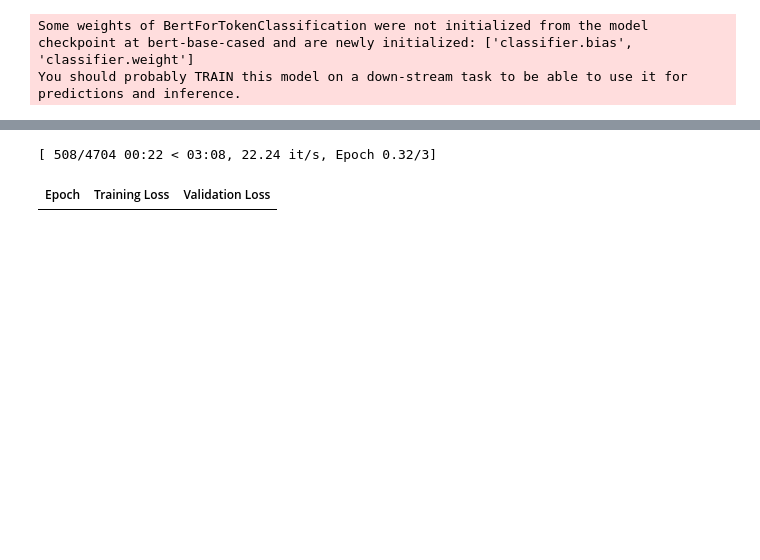
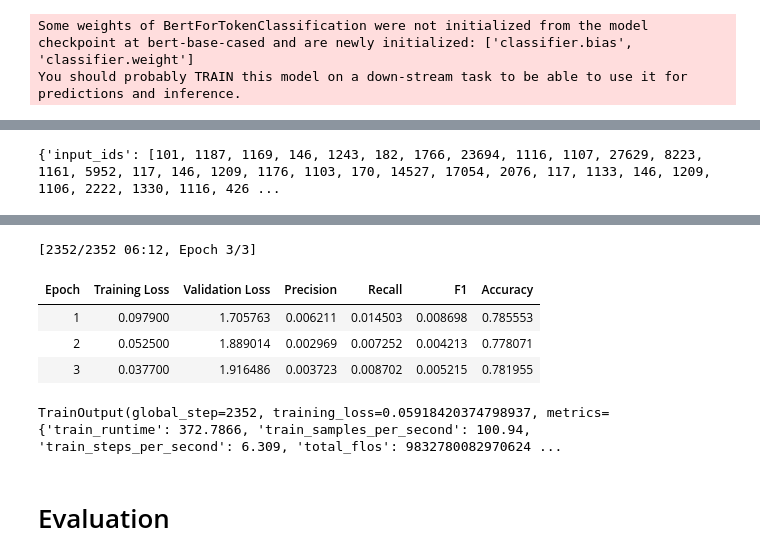
Before and after one commit to julielhagen/NLP, a Jupyter notebook: baseline_model/Renia_base_hpc.ipynb, the cells around one changed output, grey strips where cells are left out. Drawn from its saved outputs; the diff is of its cells as text; code cells hidden in the pictures; blank space fills up the shorter version.

```diff
--- a/baseline_model/Renia_base_hpc.ipynb
+++ b/baseline_model/Renia_base_hpc.ipynb
@@ -146,17 +179,17 @@ def list_to_sentences(lst):
 import myutils
 UNK = "[UNK]"
 
-id2label, label2id = myutils.labels2lookup(train_labels, UNK)
+#id2label, label2id = myutils.labels2lookup(train_labels, UNK)
 
 NLABELS = len(id2label)
 
 #converting BIO labels to numerical labels
-train_labels_num = [label2id.get(label, label2id[UNK]) for label in train_labels]
+train_labels_num = [label2id.get(label, label2id) for label in train_labels]
 
-id2label, label2id = myutils.labels2lookup(dev_flat_labels, UNK)
-NLABELS = len(id2label)
-dev_labels_num = [label2id.get(label, label2id[UNK]) for label in dev_flat_labels]
+#id2label, label2id = myutils.labels2lookup(dev_flat_labels)
+#NLABELS = len(id2label)
+dev_labels_num = [label2id.get(label, label2id) for label in dev_flat_labels]
 
-id2label, label2id = myutils.labels2lookup(test_flat_labels, UNK)
-NLABELS = len(id2label)
-test_labels_num = [label2id.get(label, label2id[UNK]) for label in test_flat_labels]
+#id2label, label2id = myutils.labels2lookup(test_flat_labels, UNK)
+#NLABELS = len(id2label)
+test_labels_num = [label2id.get(label, label2id) for label in test_flat_labels]
@@ -259,7 +293,8 @@ inputs[1]
 # %%
 import evaluate
+from datasets import load_metric
 
-metric = evaluate.load("seqeval")
+metric = load_metric("seqeval")
 # %% [output]
 huggingface/tokenizers: The current process just got forked, after parallelism has already been used. Disabling parallelism to avoid deadlocks...
 To disable this warning, you can either:
@@ -296,0 +332,2 @@ model.config.num_labels
+# %%
+label_names = list(label2id.keys())
@@ -346,11 +387,17 @@ args = TrainingArguments(
     "bert-finetuned-ner",
     evaluation_strategy="epoch",
     save_strategy="epoch",
+    per_device_train_batch_size = 16,
+    per_device_eval_batch_size = 16,
     learning_rate=2e-5,
     num_train_epochs=3,
     weight_decay=0.01,
     push_to_hub=False,
 )
+# %%
+inputs_dev[0]
+# %% [output]
+{'input_ids': [101, 1187, 1169, 146, 1243, 182, 1766, 23694, 1116, 1107, 27629, 8223, 1161, 5952, 117, 146, 1209, 1176, 1103, 170, 14527, 17054, 2076, 117, 1133, 146, 1209, 1106, 2222, 1330, 1116, 426 ...
 # %%
 from transformers import Trainer
 
@@ -361,6 +408,7 @@ trainer = Trainer(
     eval_dataset=inputs_dev,
     data_collator=data_collator,
     tokenizer=tokenizer,
+    compute_metrics = compute_metrics
 )
 trainer.train()
 # %% [output]
@@ -371,2 +418,6 @@ Detected kernel version 3.10.0, which is below the recommended minimum of 5.5.0;
-[ 508/4704 00:22 < 03:08, 22.24 it/s, Epoch 0.32/3]
+[2352/2352 06:12, Epoch 3/3]
-| Epoch | Training Loss | Validation Loss |
+| Epoch | Training Loss | Validation Loss | Precision | Recall | F1 | Accuracy |
+| 1 | 0.097900 | 1.705763 | 0.006211 | 0.014503 | 0.008698 | 0.785553 |
+| 2 | 0.052500 | 1.889014 | 0.002969 | 0.007252 | 0.004213 | 0.778071 |
+| 3 | 0.037700 | 1.916486 | 0.003723 | 0.008702 | 0.005215 | 0.781955 |
+TrainOutput(global_step=2352, training_loss=0.05918420374798937, metrics={'train_runtime': 372.7866, 'train_samples_per_second': 100.94, 'train_steps_per_second': 6.309, 'total_flos': 9832780082970624 ...
@@ -372,0 +426,2 @@ Detected kernel version 3.10.0, which is below the recommended minimum of 5.5.0;
+# %% [markdown]
+# Evaluation
```
Also changed, not shown: parts of 38 cells of this notebook, 2 other files.
